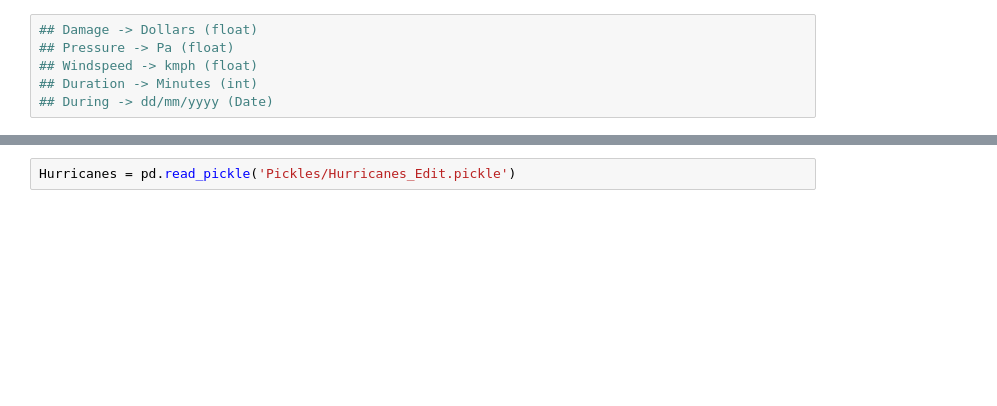
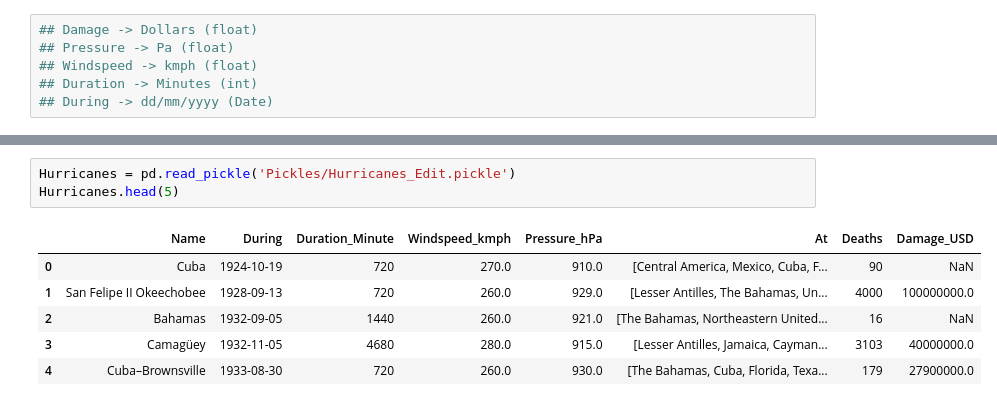
Before and after one commit to Alon-Shaaltiel/Hurricanes_US, a Jupyter notebook: Data_Collection.ipynb, the cells around one changed output, grey strips where cells are left out. Saved outputs shown, nothing was run; the diff lists cells and outputs as text; blank space fills up the shorter version.

```diff
--- a/Data_Collection.ipynb
+++ b/Data_Collection.ipynb
@@ -261,5 +248,13 @@ Hurricanes.to_pickle("Pickles/Hurricanes_Edit.pickle")
 # %%
 Hurricanes = pd.read_pickle('Pickles/Hurricanes_Edit.pickle')
+Hurricanes.head(5)
+# %% [output]
+|  | Name | During | Duration_Minute | Windspeed_kmph | Pressure_hPa | At | Deaths | Damage_USD |
+| 0 | Cuba | 1924-10-19 | 720 | 270.0 | 910.0 | [Central America, Mexico, Cuba, F... | 90 | NaN |
+| 1 | San Felipe II Okeechobee | 1928-09-13 | 720 | 260.0 | 929.0 | [Lesser Antilles, The Bahamas, Un... | 4000 | 100000000.0 |
+| 2 | Bahamas | 1932-09-05 | 1440 | 260.0 | 921.0 | [The Bahamas, Northeastern United... | 16 | NaN |
+| 3 | Camagüey | 1932-11-05 | 4680 | 280.0 | 915.0 | [Lesser Antilles, Jamaica, Cayman... | 3103 | 40000000.0 |
+| 4 | Cuba–Brownsville | 1933-08-30 | 720 | 260.0 | 930.0 | [The Bahamas, Cuba, Florida, Texa... | 179 | 27900000.0 |
 # %%
 from IPython.display import display
 
```
Also changed, not shown: parts of 10 cells of this notebook.
